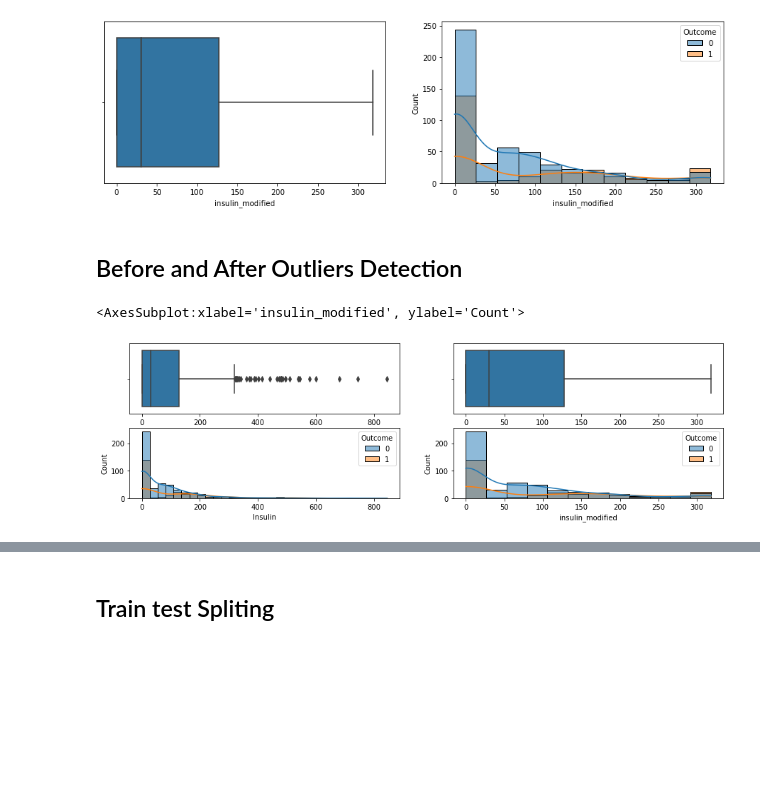
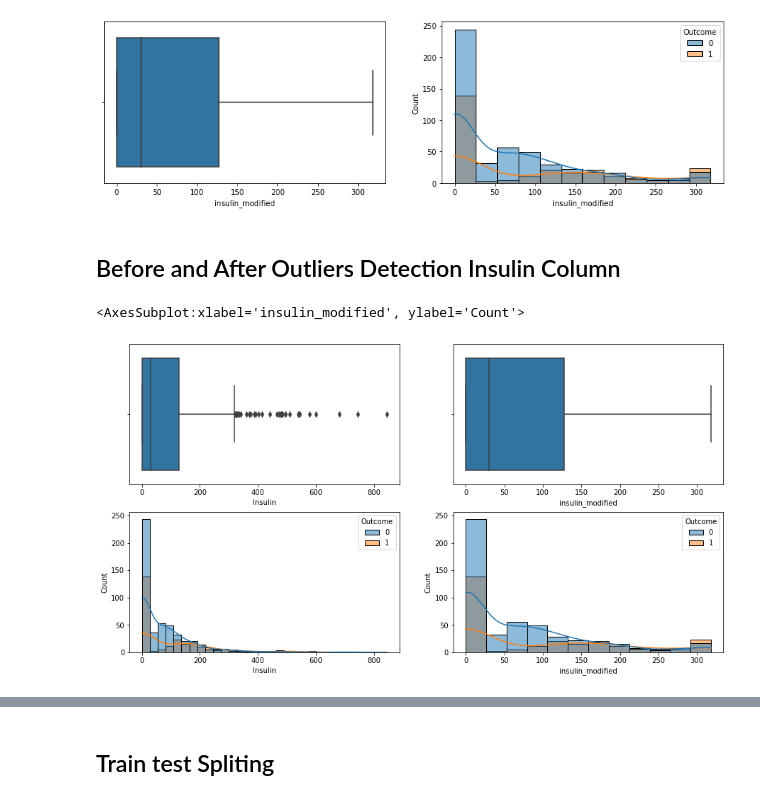
Before and after one commit to Sialsanwal/Data-Science, a Jupyter notebook: Pre-Processing of Diabaties.ipynb, the cells around one changed output, grey strips where cells are left out. Saved outputs shown, nothing was run; the diff lists cells and outputs as text; code cells hidden in the pictures; blank space fills up the shorter version.

```diff
--- a/Pre-Processing of Diabaties.ipynb
+++ b/Pre-Processing of Diabaties.ipynb
@@ -278,24 +280,24 @@ plt.show()
 # %% [output]
 [figure]
 # %% [markdown]
-## Before and After Outliers Detection
+## Before and After Outliers Detection Insulin Column
 # %%
-fig = plt.figure(figsize=[15,4])
+fig = plt.figure(figsize=[15,8])
 
 plt.subplot(2,2,1)
 sns.boxplot(x='Insulin', data=df)
 
 plt.subplot(2,2,3)
 sns.histplot(data=df, hue='Outcome', x="Insulin",kde=True)
 
 plt.subplot(2,2,2)
 sns.boxplot(x='insulin_modified', data=df)
 
 plt.subplot(2,2,4)
 sns.histplot(data=df, hue='Outcome', x="insulin_modified",kde=True)
 # %% [output]
 <AxesSubplot:xlabel='insulin_modified', ylabel='Count'>
-[figure, old version]
+[figure, new version]
 # %%
 #visulaizing body mass index
 fig = plt.figure(figsize=[15,4])
```
Also changed, not shown: parts of 16 cells of this notebook.
